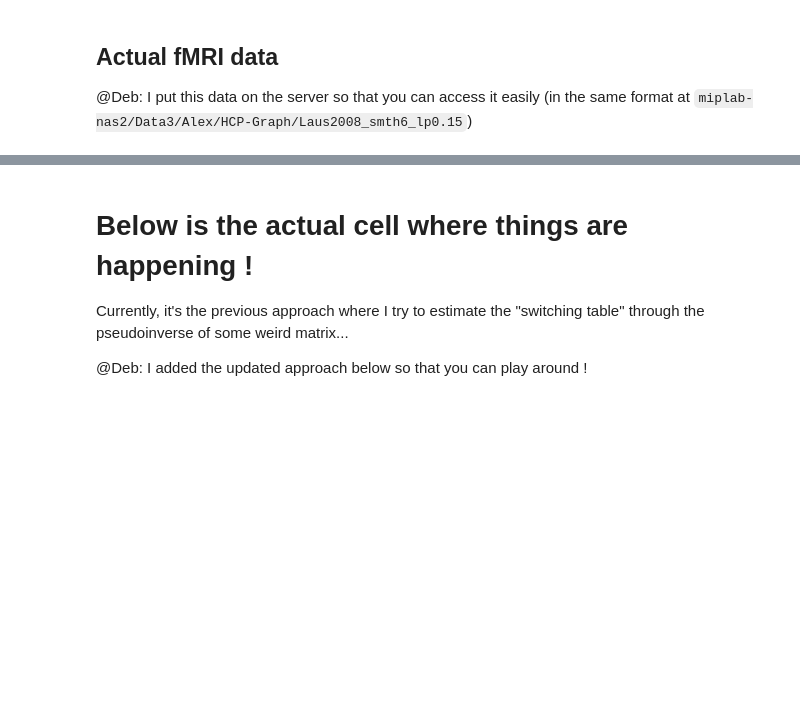
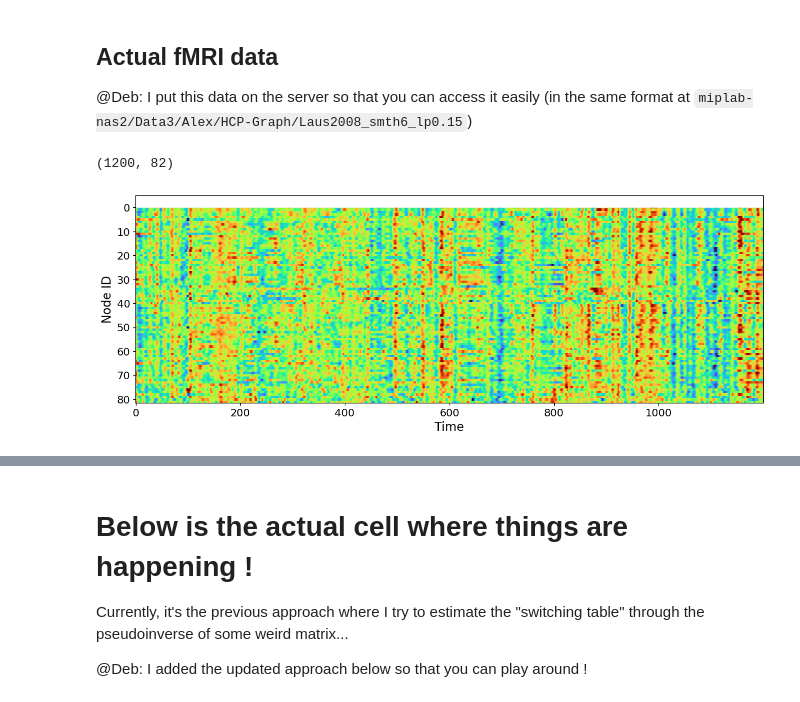
Before and after one commit to acionca/Bimodularity, a Jupyter notebook: bicom-signals-brain.ipynb, the cells around one changed output, grey strips where cells are left out. Cells and saved outputs as stored; diff of their text form; code cells hidden in the pictures; blank space fills up the shorter version.

```diff
--- a/bicom-signals-brain.ipynb
+++ b/bicom-signals-brain.ipynb
@@ -66,6 +66,8 @@ path_to_data = "./data/brain"
 delay_max = 100
 #delay_max = 100
 scale = 1
+
+undirected = True
 
 filename = f"bundle_probability_atlas-scale{scale}.pkl"
 
@@ -114,7 +116,14 @@ for k_threshold in np.arange(0, 1, 0.1):
 #     _, S, _ = dgsp.sorted_SVD(dgsp.modularity_matrix(k_matrix))
 #     plt.plot(S[:10], "-o", label=f"t={k_threshold:1.2f}")
 
-# k_matrix = (bundle_prob.copy() > 0.8).astype(int)
+k_threshold = 0.8
+
+if undirected:
+    k_matrix = (bundle_prob.copy() > k_threshold).astype(int)
+else:
+    k_matrix = (k_matrix >= k_threshold).astype(int)
+
+print("Is it undirected ?", np.allclose(k_matrix, k_matrix.T))
 
 ## UNCOMMENT BELOW FOR SINGULAR VALUES SPECTRUM
 # _, S, _ = dgsp.sorted_SVD(dgsp.modularity_matrix(k_matrix))
@@ -248,39 +265,50 @@ path_to_all_fmri = "/Users/acionca/data/HCP-MIP/Laus2008_smth6_lp0.15"
 # sub-100307_task-motor_dir-LR_timeseries.csv
 
 sub = 100307
-task = "motor"
+# task = "motor"
+task = "rest1"
 # task = "emotion"
 # task = "gambling"
 # task = "language"
 fname = f"sub-{sub}_task-{task}_dir-LR_timeseries.csv"
 
 path_to_fmri = op.join(path_to_all_fmri, fname)
 nodal_fmri = np.genfromtxt(path_to_fmri, delimiter=",")
 
 print(nodal_fmri.shape)
 ntimepoints = len(nodal_fmri)
 
 maxval = np.max(np.abs(nodal_fmri))*0.7
 
-path_to_paradygm = op.join(path_to_all_fmri, fname.replace("timeseries", "regressor"))
-paradygm = np.genfromtxt(path_to_paradygm, delimiter=",").astype(int)
+if "rest" not in task:
+    path_to_paradygm = op.join(path_to_all_fmri, fname.replace("timeseries", "regressor"))
+    paradygm = np.genfromtxt(path_to_paradygm, delimiter=",").astype(int)
+else:
+    paradygm = np.zeros(ntimepoints, dtype=int)
 
 fig, axes = plt.subplots(figsize=(15, 5))
 
 axes.imshow(nodal_fmri.T, aspect="auto", cmap="turbo", vmin=-maxval, vmax=maxval, interpolation="none")
 
 # for para_val in np.unique(paradygm):
 maxval = paradygm.max()
 
-para_colors = [plt.get_cmap("Set1")(i) for i in range(maxval)]
-para_cmap = LinearSegmentedColormap.from_list("", ["silver"] + para_colors,)
+
+if "rest" not in task:
+    para_colors = [plt.get_cmap("Set1")(i) for i in range(maxval)]
+    para_cmap = LinearSegmentedColormap.from_list("", ["silver"] + para_colors,)
+else:
+    para_cmap = "binary"
 
 axes.scatter(np.arange(len(paradygm)), [-1]*len(paradygm), s=20, marker="s",
              c=paradygm, cmap=para_cmap)
 
 axes.set_ylabel("Node ID", fontsize=16)
 axes.set_xlabel("Time", fontsize=16)
 axes.tick_params(labelsize=14)
+# %% [output]
+(1200, 82)
+[figure, added]
 # %%
 U, S, Vh = dgsp.sorted_SVD(dgsp.modularity_matrix(graph))
 
```
Also changed, not shown: parts of 5 cells of this notebook, 6 other files.
